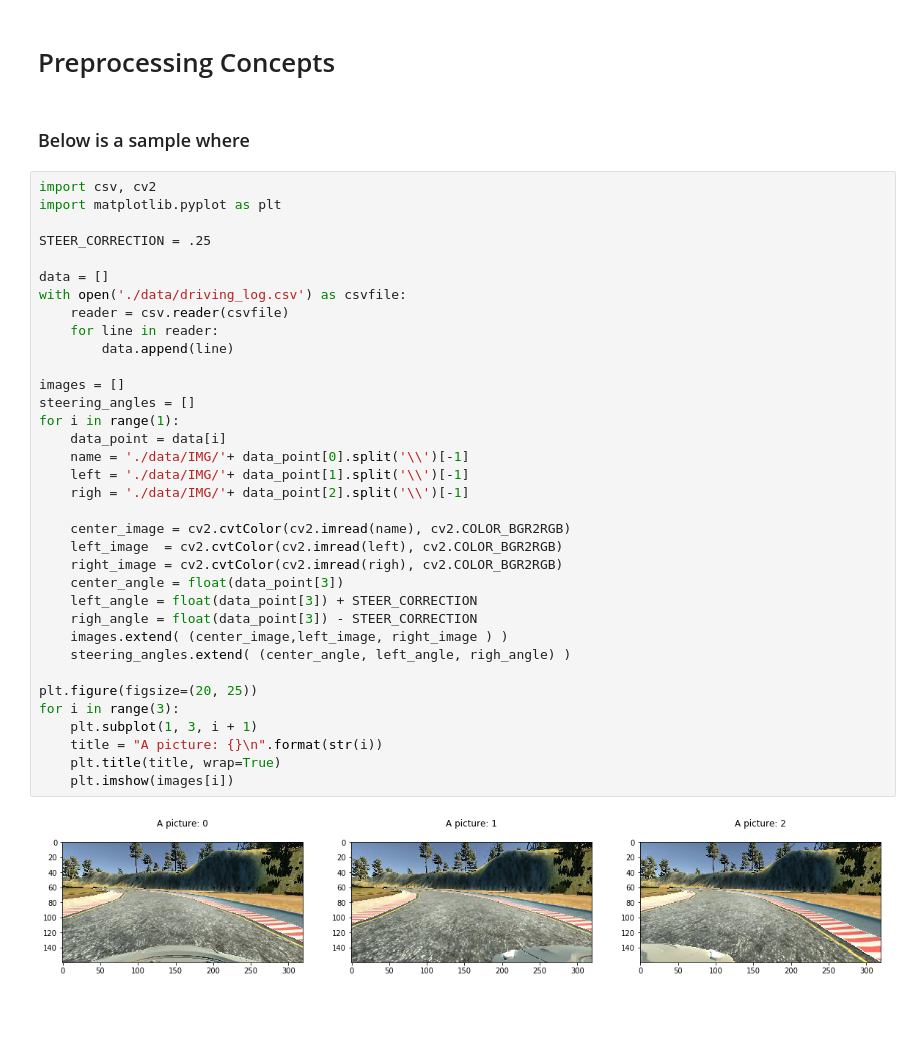
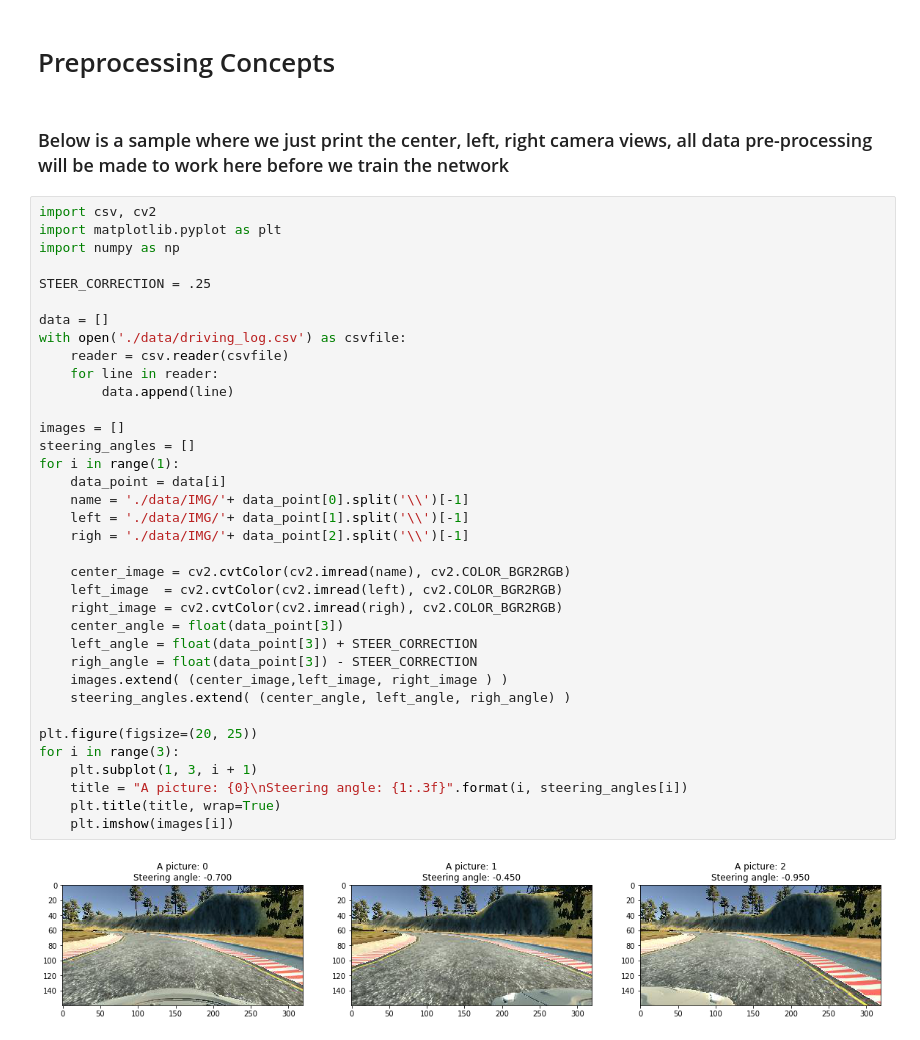
Before and after one commit to leclair-7/CarND-Behavioral-Cloning-P3, a Jupyter notebook: Preprocessing-Concepts.ipynb, the cells around one changed output. Cells and saved outputs as stored; diff of their text form; blank space fills up the shorter version.

```diff
--- a/Preprocessing-Concepts.ipynb
+++ b/Preprocessing-Concepts.ipynb
@@ -1,41 +1,42 @@
 # %% [markdown]
 # Preprocessing Concepts
-# %% [markdown]
-### Below is a sample where
+# %% [markdown]
+### Below is a sample where we just print the center, left, right camera views, all data pre-processing will be made to work here before we train the network
 # %%
 import csv, cv2
 import matplotlib.pyplot as plt
+import numpy as np
 
 STEER_CORRECTION = .25
 
 data = []
 with open('./data/driving_log.csv') as csvfile:
     reader = csv.reader(csvfile)
     for line in reader:
         data.append(line)
 
 images = []
 steering_angles = []
 for i in range(1):
     data_point = data[i]
     name = './data/IMG/'+ data_point[0].split('\\')[-1]
     left = './data/IMG/'+ data_point[1].split('\\')[-1]
     righ = './data/IMG/'+ data_point[2].split('\\')[-1]
 
     center_image = cv2.cvtColor(cv2.imread(name), cv2.COLOR_BGR2RGB)
     left_image  = cv2.cvtColor(cv2.imread(left), cv2.COLOR_BGR2RGB)
     right_image = cv2.cvtColor(cv2.imread(righ), cv2.COLOR_BGR2RGB)
     center_angle = float(data_point[3])
     left_angle = float(data_point[3]) + STEER_CORRECTION
     righ_angle = float(data_point[3]) - STEER_CORRECTION
     images.extend( (center_image,left_image, right_image ) )
     steering_angles.extend( (center_angle, left_angle, righ_angle) )
 
 plt.figure(figsize=(20, 25))
 for i in range(3):
     plt.subplot(1, 3, i + 1)
-    title = "A picture: {}\n".format(str(i))
+    title = "A picture: {0}\nSteering angle: {1:.3f}".format(i, steering_angles[i])
     plt.title(title, wrap=True)
     plt.imshow(images[i])
 # %% [output]
-[figure, old version]
+[figure, new version]
```
Also changed, not shown: parts of 2 cells of this notebook.
